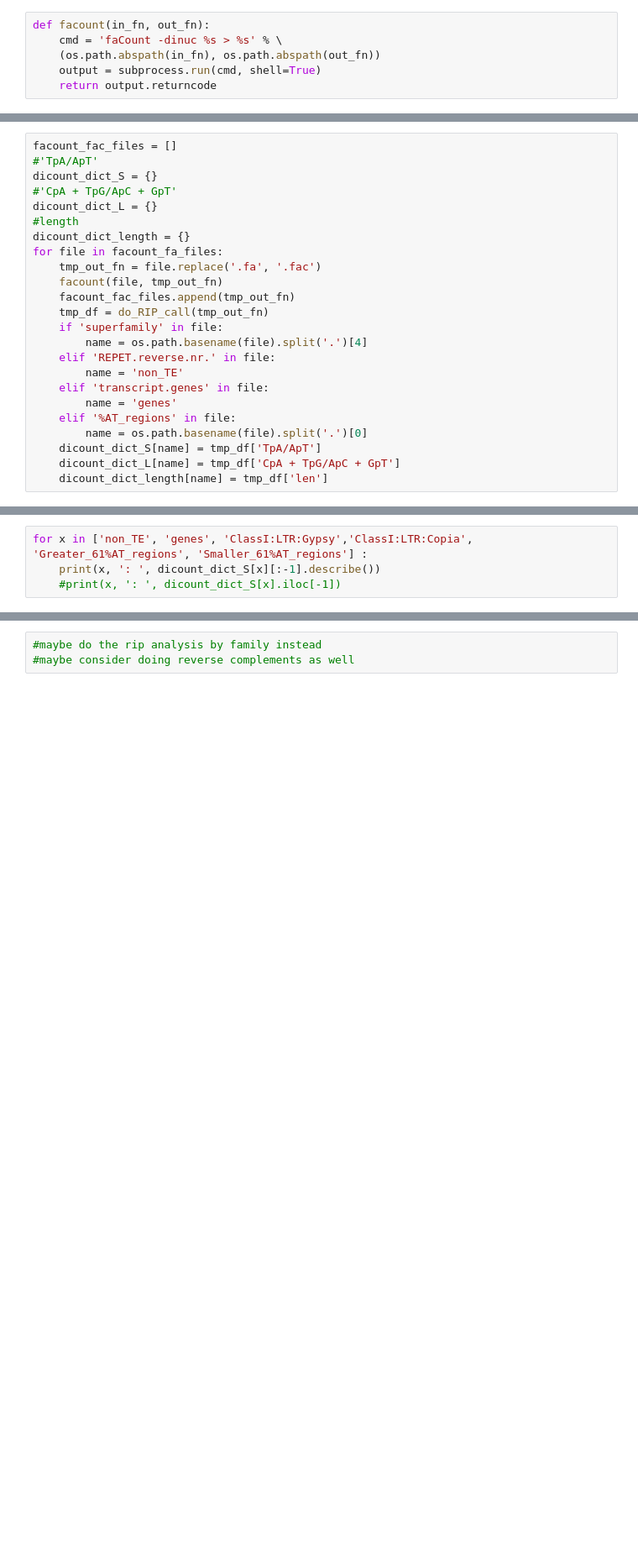
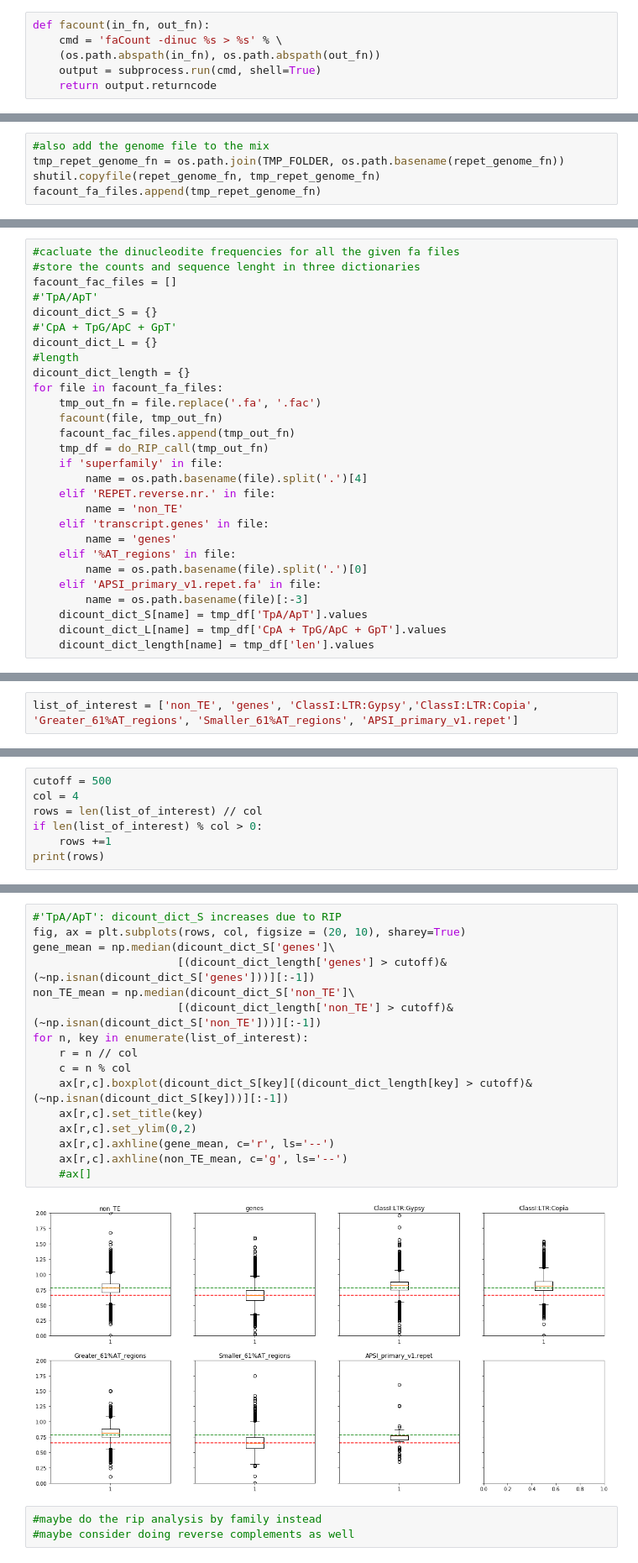
Before and after one commit to Team-Schwessinger/TE_myrtle_rust, a Jupyter notebook: notebooks/MRv01_dinuc_counting.ipynb, the cells around one changed output, grey strips where cells are left out. Shown at 84% size. Drawn from its saved outputs; the diff is of its cells as text; blank space fills up the shorter version.

```diff
--- a/notebooks/MRv01_dinuc_counting.ipynb
+++ b/notebooks/MRv01_dinuc_counting.ipynb
@@ -215,6 +253,11 @@ for tmp_bed_fn in bed_files:
                               .replace('.bed', '.fa'))
     tmp_bed.sequence(fi=genome_fn).save_seqs(tmp_out_fn)
     facount_fa_files.append(tmp_out_fn)
+# %%
+#also add the genome file to the mix
+tmp_repet_genome_fn = os.path.join(TMP_FOLDER, os.path.basename(repet_genome_fn))
+shutil.copyfile(repet_genome_fn, tmp_repet_genome_fn)
+facount_fa_files.append(tmp_repet_genome_fn)
 # %%
 facount_fa_files
 # %% [output]
@@ -238,4 +281,6 @@ facount_fa_files
 # %%
+#cacluate the dinucleodite frequencies for all the given fa files
+#store the counts and sequence lenght in three dictionaries
 facount_fac_files = []
 #'TpA/ApT'
 dicount_dict_S = {}
@@ -256,6 +301,8 @@ for file in facount_fa_files:
         name = 'genes'
     elif '%AT_regions' in file:
         name = os.path.basename(file).split('.')[0]
-    dicount_dict_S[name] = tmp_df['TpA/ApT']
-    dicount_dict_L[name] = tmp_df['CpA + TpG/ApC + GpT']
-    dicount_dict_length[name] = tmp_df['len']
+    elif 'APSI_primary_v1.repet.fa' in file:
+        name = os.path.basename(file)[:-3]
+    dicount_dict_S[name] = tmp_df['TpA/ApT'].values
+    dicount_dict_L[name] = tmp_df['CpA + TpG/ApC + GpT'].values
+    dicount_dict_length[name] = tmp_df['len'].values
@@ -266,4 +364,2 @@ dict_keys(['ClassI:?:?', 'ClassI:SINE:5S', 'ClassI:LTR:Gypsy', 'ClassI:LTR:?', '
 # %%
-for x in ['non_TE', 'genes', 'ClassI:LTR:Gypsy','ClassI:LTR:Copia', 'Greater_61%AT_regions', 'Smaller_61%AT_regions'] :
-    print(x, ': ', dicount_dict_S[x][:-1].describe())
-    #print(x, ': ', dicount_dict_S[x].iloc[-1])
+list_of_interest = ['non_TE', 'genes', 'ClassI:LTR:Gypsy','ClassI:LTR:Copia', 'Greater_61%AT_regions', 'Smaller_61%AT_regions', 'APSI_primary_v1.repet']
@@ -344,0 +366,7 @@ plt.boxplot(dicount_dict_S['non_TE'].dropna())
+# %%
+cutoff = 500
+col = 4
+rows = len(list_of_interest) // col
+if len(list_of_interest) % col > 0:
+    rows +=1
+print(rows)
@@ -345,3 +375,21 @@ plt.boxplot(dicount_dict_S['non_TE'].dropna())
+# %%
+#'TpA/ApT': dicount_dict_S increases due to RIP
+fig, ax = plt.subplots(rows, col, figsize = (20, 10), sharey=True)
+gene_mean = np.median(dicount_dict_S['genes']\
+                      [(dicount_dict_length['genes'] > cutoff)&(~np.isnan(dicount_dict_S['genes']))][:-1])
+non_TE_mean = np.median(dicount_dict_S['non_TE']\
+                      [(dicount_dict_length['non_TE'] > cutoff)&(~np.isnan(dicount_dict_S['non_TE']))][:-1])
+for n, key in enumerate(list_of_interest):
+    r = n // col
+    c = n % col
+    ax[r,c].boxplot(dicount_dict_S[key][(dicount_dict_length[key] > cutoff)&(~np.isnan(dicount_dict_S[key]))][:-1])
+    ax[r,c].set_title(key)
+    ax[r,c].set_ylim(0,2)
+    ax[r,c].axhline(gene_mean, c='r', ls='--')
+    ax[r,c].axhline(non_TE_mean, c='g', ls='--')
+    #ax[]
+# %% [output]
+[figure, added]
 # %%
 #maybe do the rip analysis by family instead
 #maybe consider doing reverse complements as well
```
Also changed, not shown: parts of 45 cells of this notebook.
